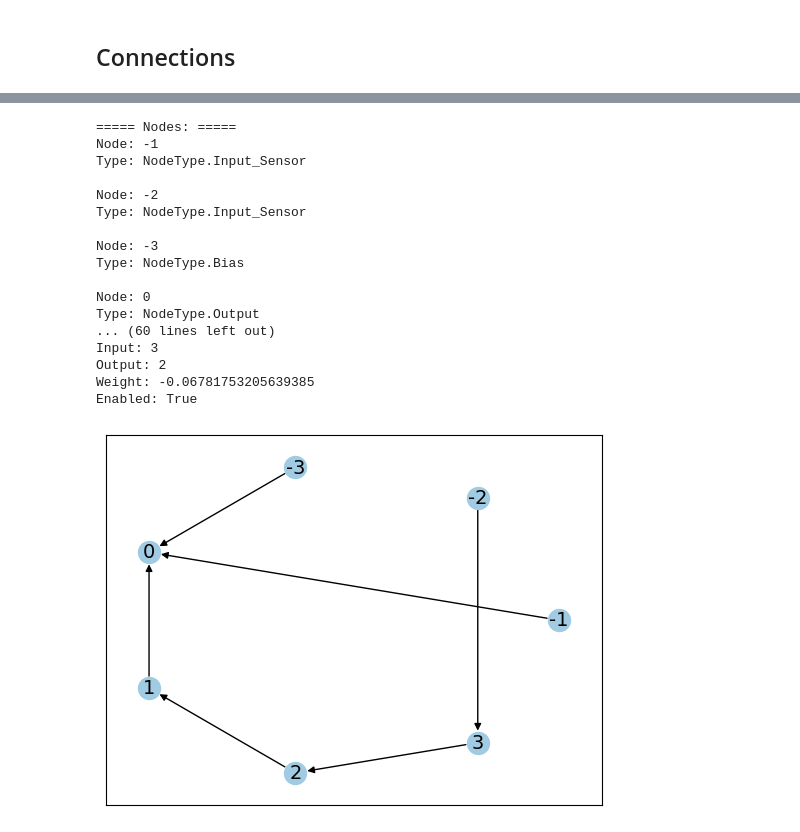
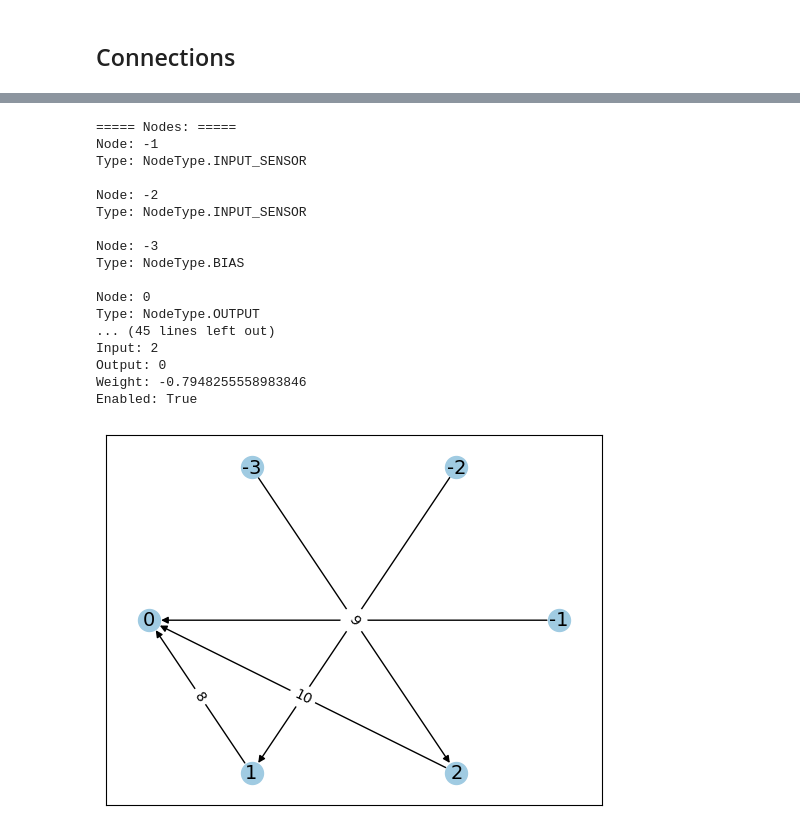
Before and after one commit to dimitrisTim/NEAT_Projekt, a Jupyter notebook: neat_main.ipynb, the cells around one changed output, grey strips where cells are left out. Drawn from its saved outputs; the diff is of its cells as text; code cells hidden in the pictures.

```diff
--- a/neat_main.ipynb
+++ b/neat_main.ipynb
@@ -62,25 +83,26 @@ genome.visualize(show_weights=True)
 # %%
-for _ in range(15):
+genome_original = deepcopy(genome)
+for _ in range(8):
     genome.mutate()
 
 print(genome)
-genome.visualize()
+genome.visualize(show_innovations=True)
 # %% [output]
 ===== Nodes: =====
 Node: -1
-Type: NodeType.Input_Sensor
+Type: NodeType.INPUT_SENSOR
 
 Node: -2
-Type: NodeType.Input_Sensor
+Type: NodeType.INPUT_SENSOR
 
 Node: -3
-Type: NodeType.Bias
+Type: NodeType.BIAS
 
 Node: 0
-Type: NodeType.Output
-... (60 lines left out)
-Input: 3
-Output: 2
-Weight: -0.06781753205639385
+Type: NodeType.OUTPUT
+... (45 lines left out)
+Input: 2
+Output: 0
+Weight: -0.7948255558983846
 Enabled: True
-[figure, old version]
+[figure, new version]
```
Also changed, not shown: parts of 10 cells of this notebook, 4 other files.
